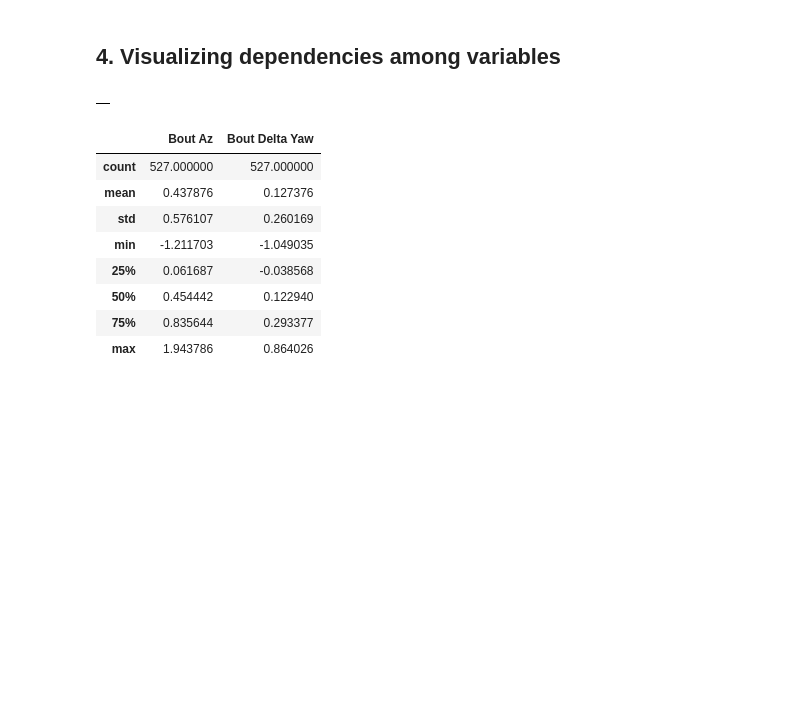
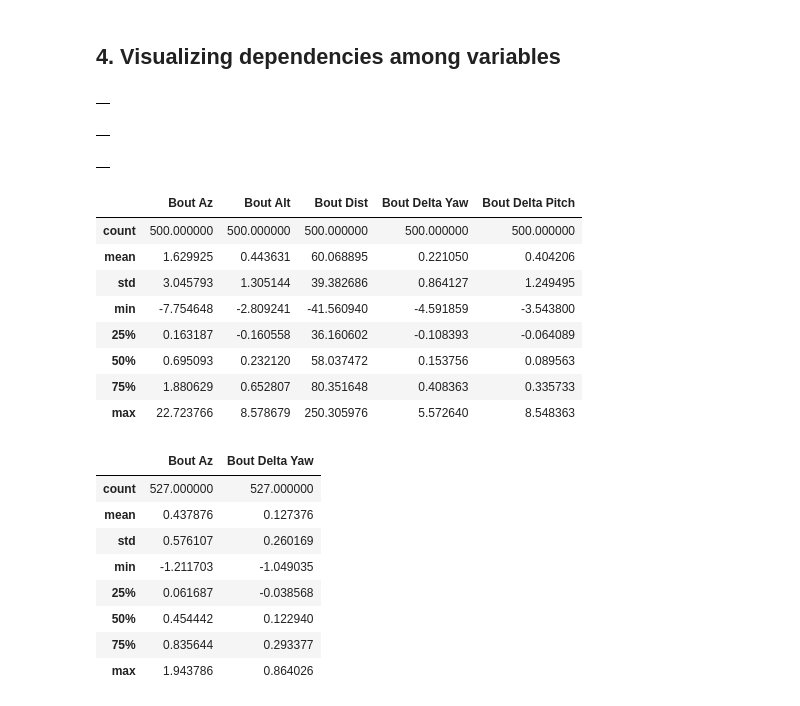
Before and after one commit to elifesciences-publications/PreycapMaster, a Jupyter notebook: Inversion_Analysis.ipynb, the cells around one changed output. Cells and saved outputs as stored; diff of their text form; code cells hidden in the pictures; blank space fills up the shorter version.

```diff
--- a/Inversion_Analysis.ipynb
+++ b/Inversion_Analysis.ipynb
@@ -53,0 +57,30 @@ CREATE TABLE "correlation_coefficients" AS
+# %%
+%%bql
+DROP TABLE IF EXISTS "temp";
+CREATE TABLE "temp" AS
+    SIMULATE "Bout Az", "Bout Alt", "Bout Dist", "Bout Delta Yaw", "Bout Delta Pitch"
+    FROM bout_population
+    GIVEN "Para Az" = .1,
+    "Para Alt" = .1,
+    "Para Dist" = 80,
+    "Para Az Velocity" = .01,
+    "Para Alt Velocity" = -.01,
+    "Para Dist Velocity" = 20
+    LIMIT 500;
+# %% [output]
+|  |
+# %%
+%%bql
+DROP TABLE IF EXISTS "temp";
+CREATE TABLE "temp" AS
+    SIMULATE "Bout Az", "Bout Alt", "Bout Dist", "Bout Delta Yaw", "Bout Delta Pitch"
+    FROM bout_population
+    GIVEN "Para Az" = 0.39408601222340134,
+    "Para Alt" = 0.52278538510113759,
+    "Para Dist" = 167.80711639230384,
+    "Para Az Velocity" = -0.47310143232321139,
+    "Para Alt Velocity" = -0.15786544633952238,
+    "Para Dist Velocity" = -31.596548305983191
+    LIMIT 500;
+# %% [output]
+|  |
@@ -61,6 +96,20 @@ CREATE TABLE "temp" AS
     LIMIT 5000;
 # %% [output]
 |  |
+# %%
+df = %bql SELECT "Bout Az", "Bout Alt", "Bout Dist", "Bout Delta Yaw", "Bout Delta Pitch" FROM "temp"
+# %%
+df.describe()
+# %% [output]
+|  | Bout Az | Bout Alt | Bout Dist | Bout Delta Yaw | Bout Delta Pitch |
+| count | 500.000000 | 500.000000 | 500.000000 | 500.000000 | 500.000000 |
+| mean | 1.629925 | 0.443631 | 60.068895 | 0.221050 | 0.404206 |
+| std | 3.045793 | 1.305144 | 39.382686 | 0.864127 | 1.249495 |
+| min | -7.754648 | -2.809241 | -41.560940 | -4.591859 | -3.543800 |
+| 25% | 0.163187 | -0.160558 | 36.160602 | -0.108393 | -0.064089 |
+| 50% | 0.695093 | 0.232120 | 58.037472 | 0.153756 | 0.089563 |
+| 75% | 1.880629 | 0.652807 | 80.351648 | 0.408363 | 0.335733 |
+| max | 22.723766 | 8.578679 | 250.305976 | 5.572640 | 8.548363 |
 # %%
 df = %bql SELECT "Bout Az", "Bout Delta Yaw" FROM "temp" WHERE "Para Az Velocity" > 0 AND "Para Az" BETWEEN 0 AND .2
 df.describe()
```
Also changed, not shown: parts of 3 cells of this notebook, 1 other file.
